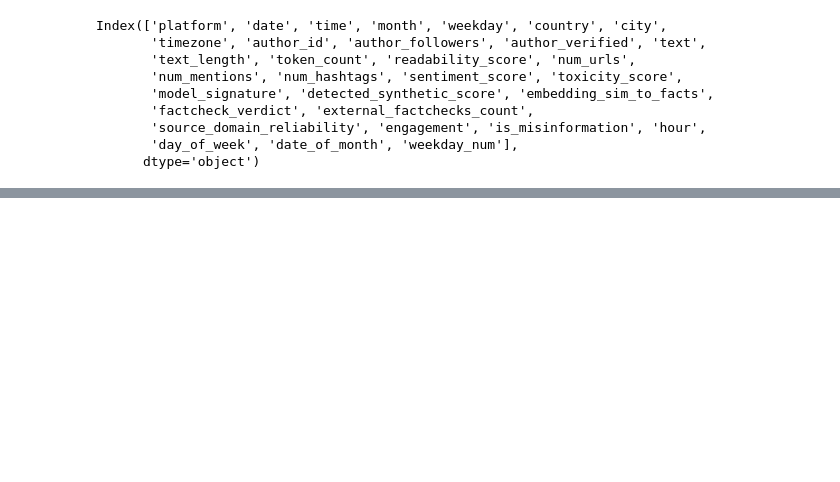
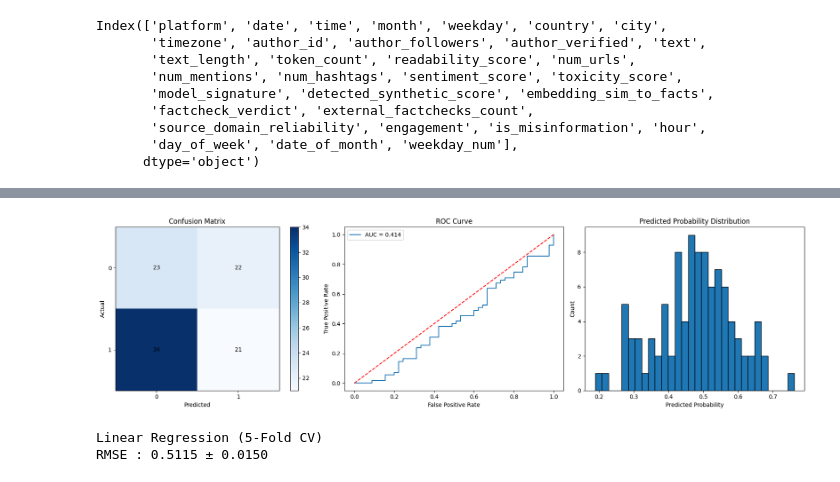
Before and after one commit to OMCHOKSI108/machine-learning-playground, a Jupyter notebook: GENAI-MISSINFORMATION_LOGISTIC_REG/MISSINFORMATION_LOGISTIC_REGRESSION.ipynb, the cells around one changed output, grey strips where cells are left out. Cells and saved outputs as stored; diff of their text form; code cells hidden in the pictures; blank space fills up the shorter version.

```diff
--- a/GENAI-MISSINFORMATION_LOGISTIC_REG/MISSINFORMATION_LOGISTIC_REGRESSION.ipynb
+++ b/GENAI-MISSINFORMATION_LOGISTIC_REG/MISSINFORMATION_LOGISTIC_REGRESSION.ipynb
@@ -457,0 +549,7 @@ Name: factcheck_verdict, Length: 500, dtype: float64
+# %%
+log_reg = LogisticRegression(
+    max_iter=1000,
+    class_weight='balanced',
+    solver='liblinear'
+)
+log_reg.fit(X_train_enc, y_train)
@@ -457,0 +558,12 @@ Name: factcheck_verdict, Length: 500, dtype: float64
+# %%
+
+y_pred = log_reg.predict(X_test_enc)
+y_prob = log_reg.predict_proba(X_test_enc)[:, 1]
+
+print("Evaluation Metrics")
+print("------------------")
+print(f"Accuracy  : {accuracy_score(y_test, y_pred):.4f}")
+print(f"Precision : {precision_score(y_test, y_pred):.4f}")
+print(f"Recall    : {recall_score(y_test, y_pred):.4f}")
+print(f"F1-score  : {f1_score(y_test, y_pred):.4f}")
+print(f"ROC-AUC   : {roc_auc_score(y_test, y_prob):.4f}")
@@ -457,0 +578,57 @@ Name: factcheck_verdict, Length: 500, dtype: float64
+# %%
+
+cm = confusion_matrix(y_test, y_pred)
+fpr, tpr, _ = roc_curve(y_test, y_prob)
+auc = roc_auc_score(y_test, y_prob)
+
+fig, axes = plt.subplots(1, 3, figsize=(18, 5))
+
+# --- Plot 1: Confusion Matrix ---
+im = axes[0].imshow(cm, cmap="Blues")
+axes[0].set_title("Confusion Matrix")
+axes[0].set_xlabel("Predicted")
+axes[0].set_ylabel("Actual")
+axes[0].set_xticks([0,1])
+axes[0].set_yticks([0,1])
+for i in range(cm.shape[0]):
+    for j in range(cm.shape[1]):
+        axes[0].text(j, i, cm[i, j], ha="center", va="center", color="black")
+fig.colorbar(im, ax=axes[0])
+
+# --- Plot 2: ROC Curve ---
+axes[1].plot(fpr, tpr, label=f"AUC = {auc:.3f}")
+axes[1].plot([0,1], [0,1], linestyle="--", color="red")
+axes[1].set_xlabel("False Positive Rate")
+axes[1].set_ylabel("True Positive Rate")
+axes[1].set_title("ROC Curve")
+axes[1].legend()
+
+# --- Plot 3: Predicted Probability Distribution ---
+axes[2].hist(y_prob, bins=30, edgecolor="black")
+axes[2].set_xlabel("Predicted Probability")
+axes[2].set_ylabel("Count")
+axes[2].set_title("Predicted Probability Distribution")
+
+# Adjust layout
+plt.tight_layout()
+plt.show()
+# %% [output]
+[figure, added]
+# %%
+## Linear Regression (BASELINE only)
+
+lin_reg = LinearRegression()
+
+lin_rmse = np.sqrt(-cross_val_score(
+    lin_reg,
+    X_train_enc,
+    y_train,
+    cv=cv,
+    scoring='neg_mean_squared_error'
+))
+
+print("\nLinear Regression (5-Fold CV)")
+print(f"RMSE : {lin_rmse.mean():.4f} ± {lin_rmse.std():.4f}")
+# %% [output]
+Linear Regression (5-Fold CV)
+RMSE : 0.5115 ± 0.0150
```
Also changed, not shown: parts of 28 cells of this notebook.
